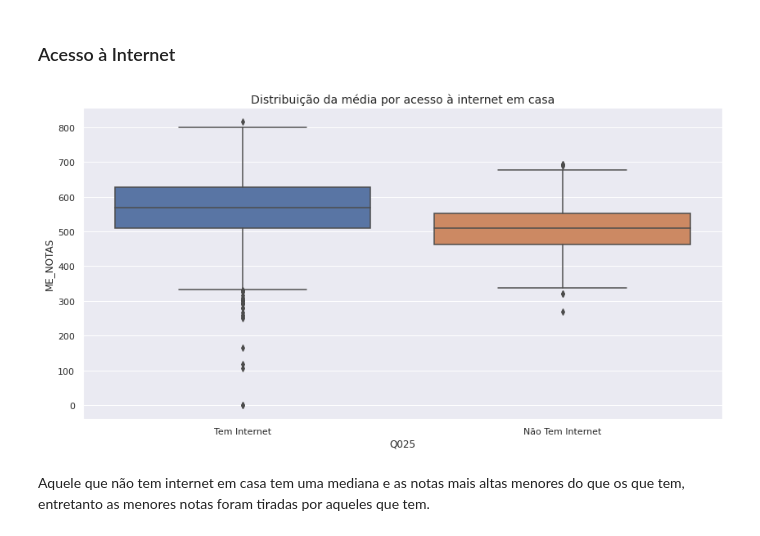
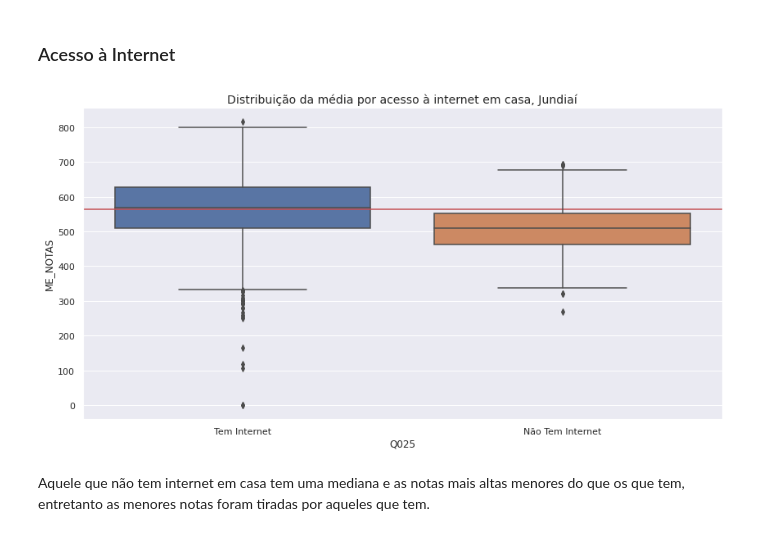
Before and after one commit to LucasDatilioCarderelli/ImersaoDados2, a Jupyter notebook: Lucas_Datilio_Carderelli_Imersão_Dados_Desafio_Final_ENEM_2019.ipynb, the cells around one changed output. Drawn from its saved outputs; the diff is of its cells as text; code cells hidden in the pictures.

```diff
--- a/Lucas_Datilio_Carderelli_Imersão_Dados_Desafio_Final_ENEM_2019.ipynb
+++ b/Lucas_Datilio_Carderelli_Imersão_Dados_Desafio_Final_ENEM_2019.ipynb
@@ -172,10 +172,11 @@ Oque pode se notar aqui é que em jundiaí a proporção de pessoas com renda fa
 # %% [markdown]
 ### Acesso à Internet
 # %%
-plt.title( "Distribuição da média por acesso à internet em casa", fontdict={ "fontsize":14 })
+plt.title( "Distribuição da média por acesso à internet em casa, Jundiaí", fontdict={ "fontsize":14 })
 sns.boxplot( data = jundiaí, x = "Q025", y = "ME_NOTAS" )
+plt.hlines(y = jundiaí["ME_NOTAS"].mean(), xmax= 1.5, xmin= -0.5, colors="r")
 plt.xticks( [0 , 1], ("Tem Internet", "Não Tem Internet" ));
 # %% [output]
-[figure, old version]
+[figure, new version]
 # %% [markdown]
 Aquele que não tem internet em casa tem uma mediana e as notas mais altas menores do que os que tem, entretanto as menores notas foram tiradas por aqueles que tem.
```
Also changed, not shown: parts of 8 cells of this notebook.
